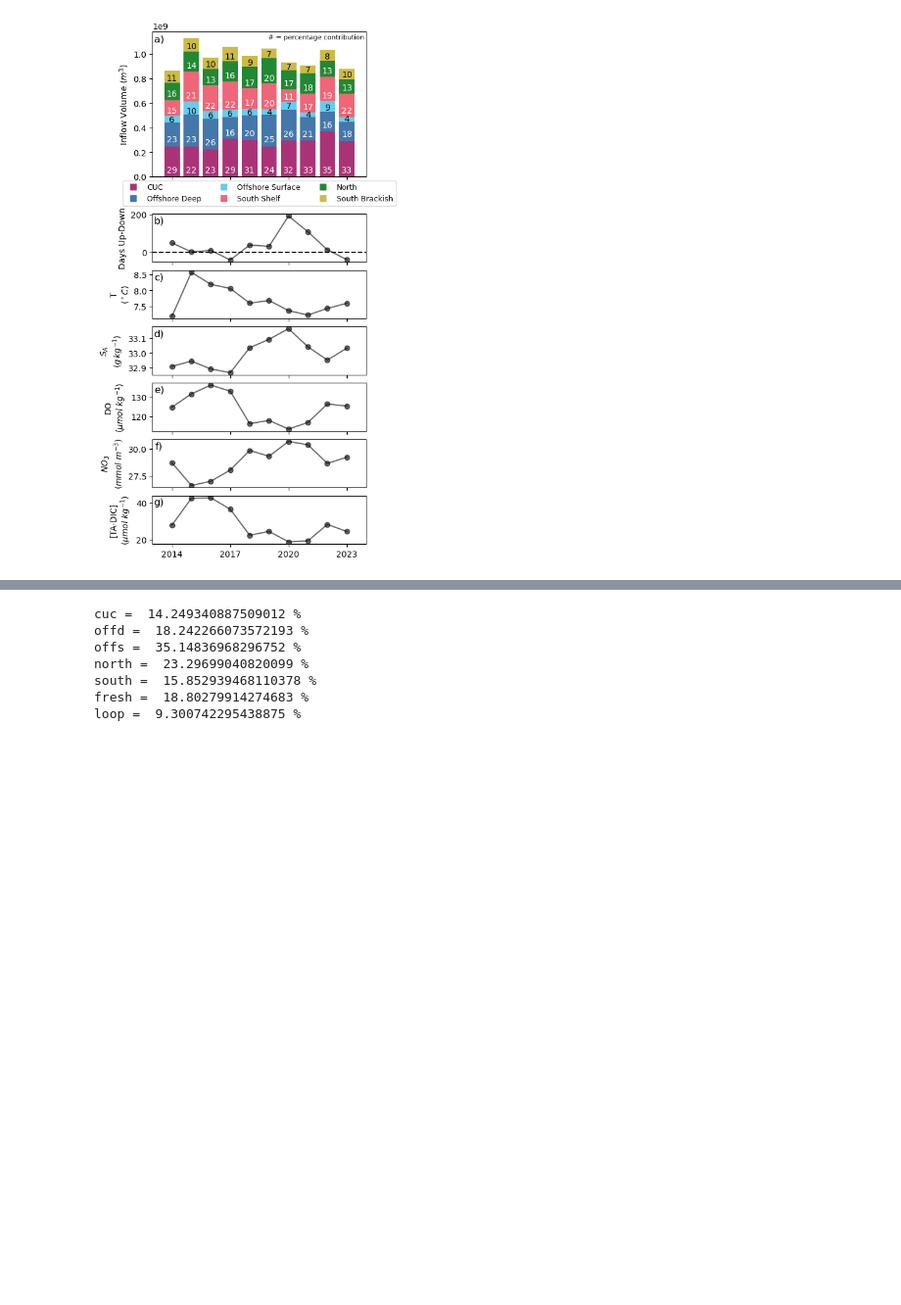
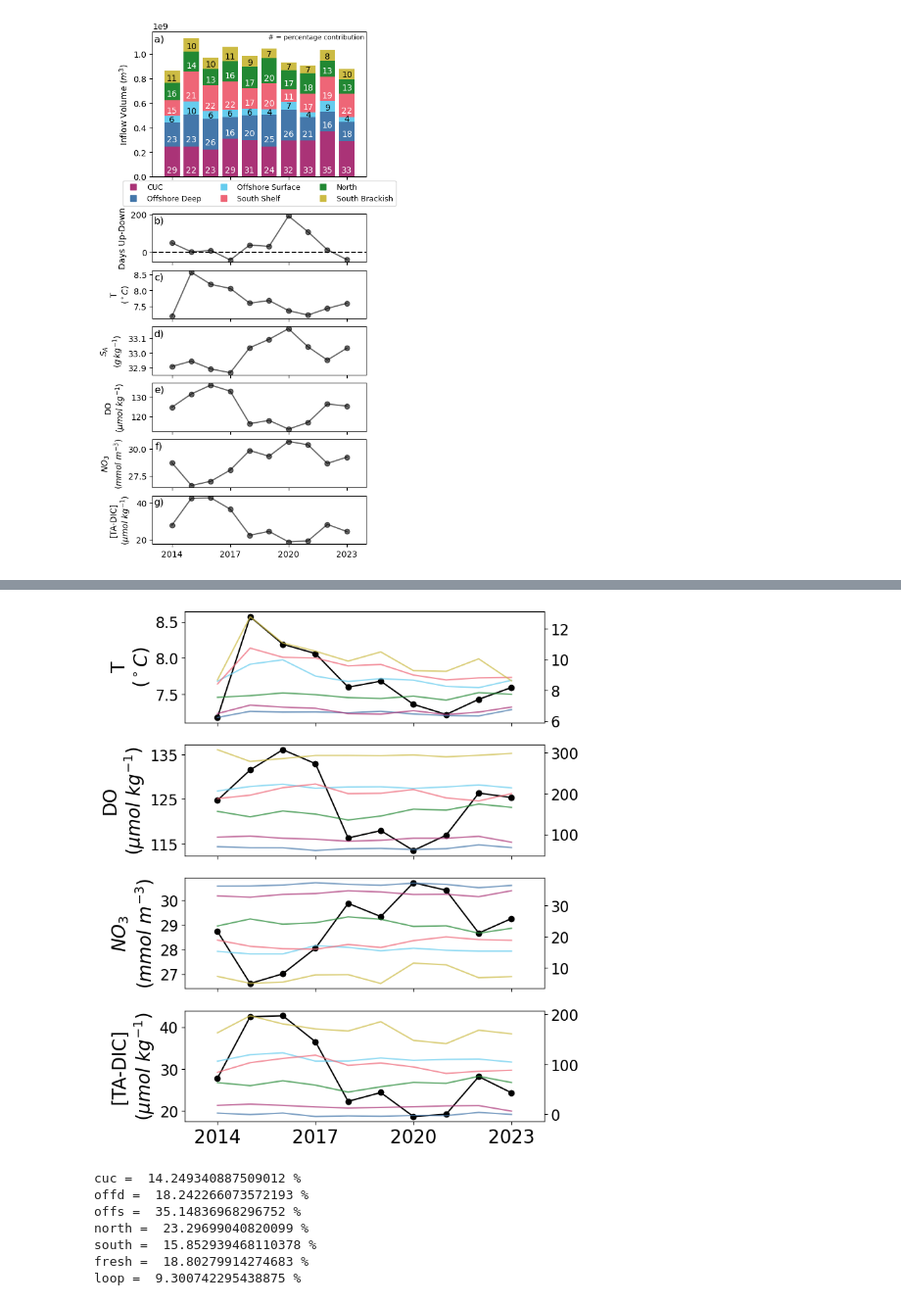
Before and after one commit to rbeutel/PI_BIOGEO_PAPER, a Jupyter notebook: model/quant_attribution_Flux.ipynb, the cells around one changed output, grey strips where cells are left out. Shown at 98% size. Drawn from its saved outputs; the diff is of its cells as text; code cells hidden in the pictures; blank space fills up the shorter version.

```diff
--- a/model/quant_attribution_Flux.ipynb
+++ b/model/quant_attribution_Flux.ipynb
@@ -669,0 +703,92 @@ Text(0.99, 0.98, '# = percentage contribution')
+# %%
+def interannual(region, property):
+
+    files = [all14,all15,all16,all17,all18,all19,all20,all21,all22,all23]
+
+    data = np.zeros(len(files))
+    i = 0
+    for file in files:
+        data[i] = file[property][file.regions == region]
+        i+=1
+
+    return data
+# %%
+# property variability for OSM
+alpha=0.7
+## Interannual varriability in watermass inflow with average properties
+# without loop flow
+# Assign colors to each section
+colors = ['#AA3377','#4477AA','#66CCEE','#EE6677','#228833','#CCBB44','#BBBBBB']
+
+# fig, ax = plt.subplots(8,1,figsize=[5,3*8])
+fig, ax = plt.subplots(4,1, figsize=[7,10])
+
+# Customize plot
+axs.set_ylabel('Inflow Volume [$m^3$]',fontsize=20)
+for axs in ax:
+    axs.set_xlim([2013,2024])
+    axs.set_xticks([2014,2017,2020,2023])
+    axs.set_xticklabels([])
+ax[3].set_xticklabels([2014,2017,2020,2023],fontsize=20)
+
+# temperature
+ax[0].plot(np.arange(2014,2024,1),temp,c='k',marker='o')
+ax2=ax[0].twinx()
+ax2.plot(np.arange(2014,2024,1), interannual('cuc', 'temp'),c='#4477AA',alpha=alpha)
+ax2.plot(np.arange(2014,2024,1), interannual('offshore deep', 'temp'),c='#AA3377',alpha=alpha)
+ax2.plot(np.arange(2014,2024,1), interannual('offshore surface', 'temp'),c='#66CCEE',alpha=alpha)
+ax2.plot(np.arange(2014,2024,1), interannual('north', 'temp'),c='#228833',alpha=alpha)
+ax2.plot(np.arange(2014,2024,1), interannual('south', 'temp'),c='#EE6677',alpha=alpha)
+ax2.plot(np.arange(2014,2024,1), interannual('fresh', 'temp'),c='#CCBB44',alpha=alpha)
+ax[0].set_ylabel('T\n($^\circ C$)',fontsize=20)
+ax[0].set_yticks([7.5,8.0,8.5])
+ax[0].set_yticklabels([7.5,8.0,8.5],fontsize=16)
+ax2.set_yticks([6,8,10,12])
+ax2.set_yticklabels([6,8,10,12],fontsize=16)
+
+# DO
+ax[1].plot(np.arange(2014,2024,1),DO,c='k',marker='o')
+ax2=ax[1].twinx()
+ax2.plot(np.arange(2014,2024,1), interannual('cuc', 'DO'),c='#4477AA',alpha=alpha)
+ax2.plot(np.arange(2014,2024,1), interannual('offshore deep', 'DO'),c='#AA3377',alpha=alpha)
+ax2.plot(np.arange(2014,2024,1), interannual('offshore surface', 'DO'),c='#66CCEE',alpha=alpha)
+ax2.plot(np.arange(2014,2024,1), interannual('north', 'DO'),c='#228833',alpha=alpha)
+ax2.plot(np.arange(2014,2024,1), interannual('south', 'DO'),c='#EE6677',alpha=alpha)
+ax2.plot(np.arange(2014,2024,1), interannual('fresh', 'DO'),c='#CCBB44',alpha=alpha)
+ax[1].set_ylabel('DO\n($\mu mol \,\, kg^{-1}$)',fontsize=20)
+ax[1].set_yticks([115,125,135])
+ax[1].set_yticklabels([115,125,135],fontsize=16)
+ax2.set_yticks([100,200,300])
+ax2.set_yticklabels([100,200,300],fontsize=16)
+
+# NO3
+ax[2].plot(np.arange(2014,2024,1),NO3,c='k',marker='o')
+ax2=ax[2].twinx()
+ax2.plot(np.arange(2014,2024,1), interannual('cuc', 'NO3'),c='#4477AA',alpha=alpha)
+ax2.plot(np.arange(2014,2024,1), interannual('offshore deep', 'NO3'),c='#AA3377',alpha=alpha)
+ax2.plot(np.arange(2014,2024,1), interannual('offshore surface', 'NO3'),c='#66CCEE',alpha=alpha)
+ax2.plot(np.arange(2014,2024,1), interannual('north', 'NO3'),c='#228833',alpha=alpha)
+ax2.plot(np.arange(2014,2024,1), interannual('south', 'NO3'),c='#EE6677',alpha=alpha)
+ax2.plot(np.arange(2014,2024,1), interannual('fresh', 'NO3'),c='#CCBB44',alpha=alpha)
+ax[2].set_ylabel('$NO_3$\n($mmol\,\,m^{-3}$)',fontsize=20)
+ax[2].set_yticks([27,28,29,30])
+ax[2].set_yticklabels([27,28,29,30],fontsize=16)
+ax2.set_yticks([10,20,30])
+ax2.set_yticklabels([10,20,30],fontsize=16)
+
+# TA-DIC
+ax[3].plot(np.arange(2014,2024,1),TADIC,c='k',marker='o',zorder=20)
+ax2=ax[3].twinx()
+ax2.plot(np.arange(2014,2024,1), interannual('cuc', '[TA-DIC]'),c='#4477AA',alpha=alpha,zorder=1)
+ax2.plot(np.arange(2014,2024,1), interannual('offshore deep', '[TA-DIC]'),c='#AA3377',alpha=alpha,zorder=1)
+ax2.plot(np.arange(2014,2024,1), interannual('offshore surface', '[TA-DIC]'),c='#66CCEE',alpha=alpha,zorder=1)
+ax2.plot(np.arange(2014,2024,1), interannual('north', '[TA-DIC]'),c='#228833',alpha=alpha,zorder=1)
+ax2.plot(np.arange(2014,2024,1), interannual('south', '[TA-DIC]'),c='#EE6677',alpha=alpha,zorder=1)
+ax2.plot(np.arange(2014,2024,1), interannual('fresh', '[TA-DIC]'),c='#CCBB44',alpha=alpha,zorder=1)
+ax[3].set_ylabel('[TA-DIC]\n($\mu mol \,\, kg^{-1}$)',fontsize=20)
+ax[3].set_yticks([20,30,40])
+ax[3].set_yticklabels([20,30,40],fontsize=16)
+ax2.set_yticks([0,100,200])
+ax2.set_yticklabels([0,100,200],fontsize=16)
+# plt.savefig('/ocean/rbeutel/MOAD/biogeo_paper/PI_BIOGEO_PAPER/model/figures/volumebar.jpg')
+# %% [output]
@@ -670,3 +796,4 @@ Text(0.99, 0.98, '# = percentage contribution')
+[figure, added]
 # %%
 # percentage of mean the standard devation is
 for i in range(len(all)):
```
Also changed, not shown: parts of 11 cells of this notebook, 3 other files.
